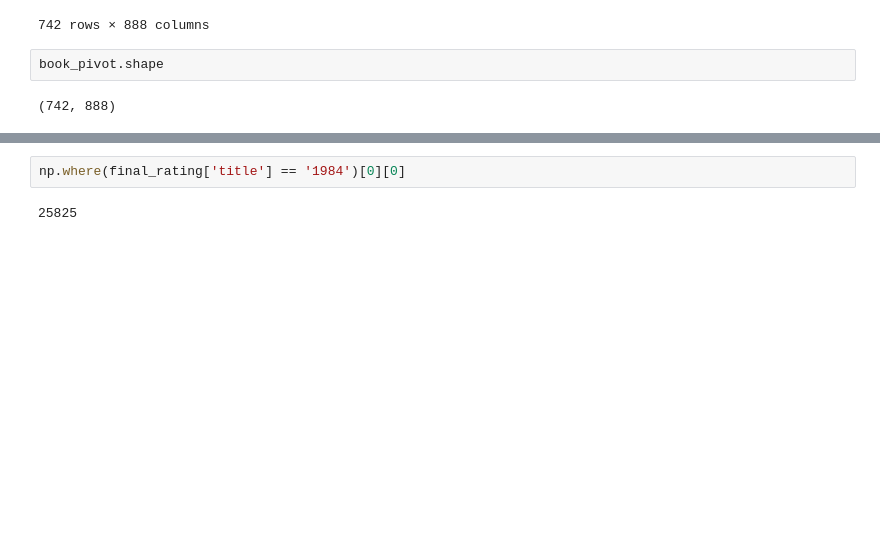
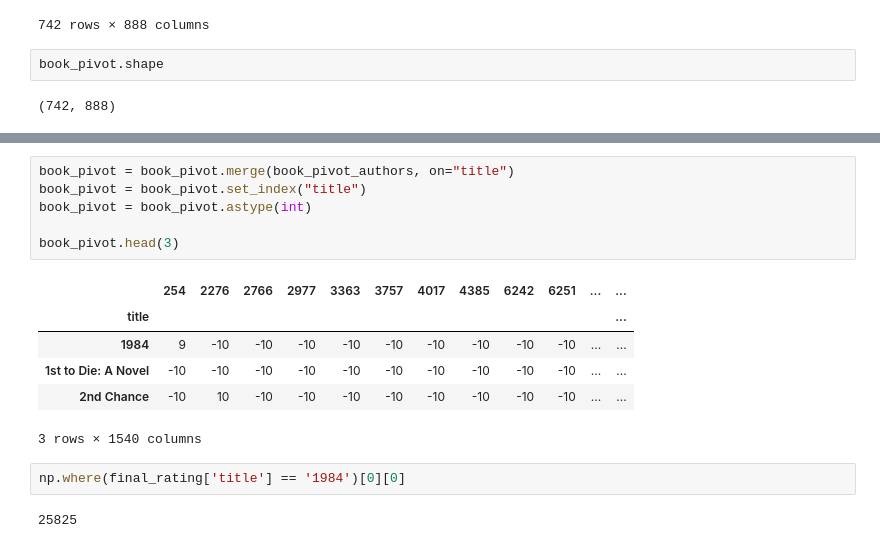
Before and after one commit to RodrigoRalhaMoreira/WinterHackhatonFCT, a Jupyter notebook: WinterHackathonNotebook.ipynb, the cells around one changed output, grey strips where cells are left out. Saved outputs shown, nothing was run; the diff lists cells and outputs as text; blank space fills up the shorter version.

```diff
--- a/WinterHackathonNotebook.ipynb
+++ b/WinterHackathonNotebook.ipynb
@@ -307,3 +320,16 @@ book_pivot.index[0]
+# %%
+book_pivot = book_pivot.merge(book_pivot_authors, on="title")
+book_pivot = book_pivot.set_index("title")
+book_pivot = book_pivot.astype(int)
+
+book_pivot.head(3)
+# %% [output]
+|  | 254 | 2276 | 2766 | 2977 | 3363 | 3757 | 4017 | 4385 | 6242 | 6251 | ... | ... |
+| title |  |  |  |  |  |  |  |  |  |  |  | ... |
+| 1984 | 9 | -10 | -10 | -10 | -10 | -10 | -10 | -10 | -10 | -10 | ... | ... |
+| 1st to Die: A Novel | -10 | -10 | -10 | -10 | -10 | -10 | -10 | -10 | -10 | -10 | ... | ... |
+| 2nd Chance | -10 | 10 | -10 | -10 | -10 | -10 | -10 | -10 | -10 | -10 | ... | ... |
+3 rows × 1540 columns
 # %%
 np.where(final_rating['title'] == '1984')[0][0]
 # %% [output]
```
Also changed, not shown: parts of 11 cells of this notebook.
